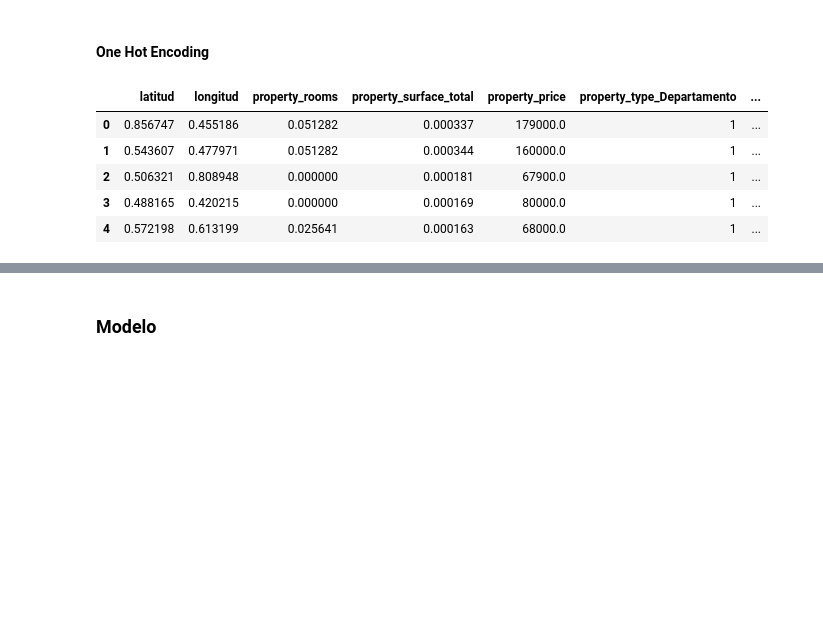
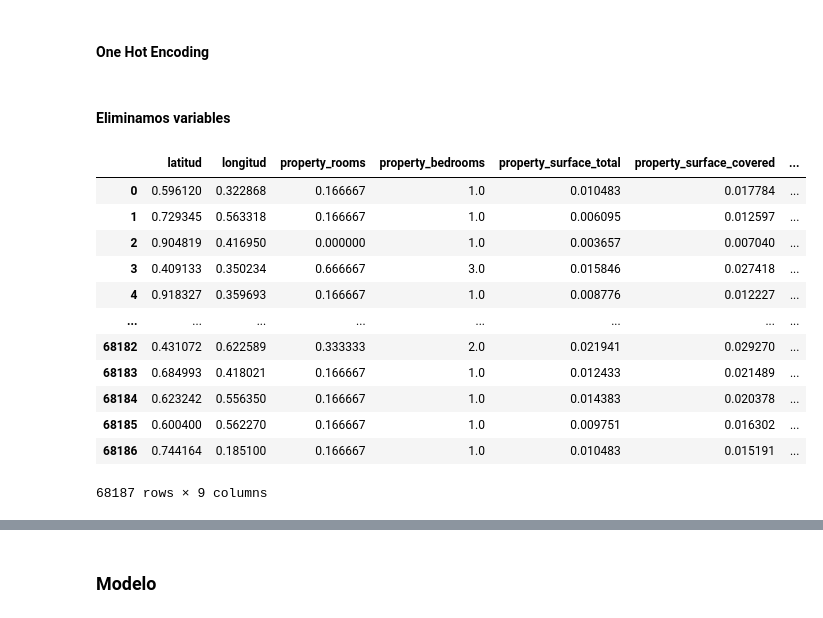
Before and after one commit to Fanusaez/7506R-2C2022-GRUPO13, a Jupyter notebook: 7506R_TP1_GRUPO13_ENTREGA_3(regresion).ipynb, the cells around one changed output, grey strips where cells are left out. Cells and saved outputs as stored; diff of their text form; code cells hidden in the pictures; blank space fills up the shorter version.

```diff
--- a/7506R_TP1_GRUPO13_ENTREGA_3(regresion).ipynb
+++ b/7506R_TP1_GRUPO13_ENTREGA_3(regresion).ipynb
@@ -38,13 +38,19 @@ from sklearn import tree, preprocessing, model_selection, ensemble
 # %% [markdown]
 ### Lectura de archivos
 # %%
-ds_regresion = pd.read_csv("properati_argentina_reducido_train.csv")
-test = pd.read_csv("properati_argentina_reducido_test.csv")
+ds_regresion = pd.read_csv("properati_argentina_train.csv")
+test = pd.read_csv("properati_argentina_test.csv")
+
+ds_regresion_reducido = pd.read_csv("properati_argentina_reducido_train.csv")
+test_reducido = pd.read_csv("properati_argentina_reducido_test.csv")
 
 variables_a_eliminar = ["Unnamed: 0"]
 
 ds_regresion.drop(columns=variables_a_eliminar, inplace=True)
 test.drop(columns = variables_a_eliminar, inplace=True)
+
+ds_regresion_reducido.drop(columns=variables_a_eliminar, inplace=True)
+test_reducido.drop(columns = variables_a_eliminar, inplace=True)
 # %% [markdown]
 ## KNN
 # %% [markdown]
@@ -56,12 +67,14 @@ ds_test_knn = test.copy()
 #### Min-Max
 # %%
 scaler = MinMaxScaler()
+
+ds_train_knn["property_surface_covered"] = scaler.fit_transform(ds_train_knn["property_surface_covered"].to_frame())
 ds_train_knn["property_surface_total"] = scaler.fit_transform(ds_train_knn["property_surface_total"].to_frame())
 ds_train_knn["property_rooms"] = scaler.fit_transform(ds_train_knn["property_rooms"].to_frame())
 ds_train_knn["longitud"] = scaler.fit_transform(ds_train_knn["longitud"].to_frame())
 ds_train_knn["latitud"] = scaler.fit_transform(ds_train_knn["latitud"].to_frame())
 
-
+ds_test_knn["property_surface_covered"] = scaler.fit_transform(ds_test_knn["property_surface_covered"].to_frame())
 ds_test_knn["property_surface_total"] = scaler.fit_transform(ds_test_knn["property_surface_total"].to_frame())
 ds_test_knn["property_rooms"] = scaler.fit_transform(ds_test_knn["property_rooms"].to_frame())
 ds_test_knn["longitud"] = scaler.fit_transform(ds_test_knn["longitud"].to_frame())
@@ -71,13 +84,28 @@ ds_test_knn["latitud"] = scaler.fit_transform(ds_test_knn["latitud"].to_frame())
 # %%
 ds_train_knn = pd.get_dummies(ds_train_knn, columns=["property_type"], drop_first=True)
 ds_test_knn = pd.get_dummies(ds_test_knn, columns=["property_type"], drop_first=True)
+# %% [markdown]
+#### Eliminamos variables
+# %%
+#Eliminamos la variable place_l3, ya que realizar One Hot Encoding generaría una nueva variable por cada barrio, esto agrandaría la dimensionalidad del dataset
+
+variables_eliminadas=["place_l3"]
+ds_train_knn.drop(variables_eliminadas, axis='columns', inplace=True)
+ds_test_knn.drop(variables_eliminadas, axis='columns', inplace=True)
 # %%
-ds_train_knn.head()
+ds_train_knn
 # %% [output]
-|  | latitud | longitud | property_rooms | property_surface_total | property_price | property_type_Departamento | ... |
-| 0 | 0.856747 | 0.455186 | 0.051282 | 0.000337 | 179000.0 | 1 | ... |
-| 1 | 0.543607 | 0.477971 | 0.051282 | 0.000344 | 160000.0 | 1 | ... |
-| 2 | 0.506321 | 0.808948 | 0.000000 | 0.000181 | 67900.0 | 1 | ... |
-| 3 | 0.488165 | 0.420215 | 0.000000 | 0.000169 | 80000.0 | 1 | ... |
-| 4 | 0.572198 | 0.613199 | 0.025641 | 0.000163 | 68000.0 | 1 | ... |
+|  | latitud | longitud | property_rooms | property_bedrooms | property_surface_total | property_surface_covered | ... |
+| 0 | 0.596120 | 0.322868 | 0.166667 | 1.0 | 0.010483 | 0.017784 | ... |
+| 1 | 0.729345 | 0.563318 | 0.166667 | 1.0 | 0.006095 | 0.012597 | ... |
+| 2 | 0.904819 | 0.416950 | 0.000000 | 1.0 | 0.003657 | 0.007040 | ... |
+| 3 | 0.409133 | 0.350234 | 0.666667 | 3.0 | 0.015846 | 0.027418 | ... |
+| 4 | 0.918327 | 0.359693 | 0.166667 | 1.0 | 0.008776 | 0.012227 | ... |
+| ... | ... | ... | ... | ... | ... | ... | ... |
+| 68182 | 0.431072 | 0.622589 | 0.333333 | 2.0 | 0.021941 | 0.029270 | ... |
+| 68183 | 0.684993 | 0.418021 | 0.166667 | 1.0 | 0.012433 | 0.021489 | ... |
+| 68184 | 0.623242 | 0.556350 | 0.166667 | 1.0 | 0.014383 | 0.020378 | ... |
+| 68185 | 0.600400 | 0.562270 | 0.166667 | 1.0 | 0.009751 | 0.016302 | ... |
+| 68186 | 0.744164 | 0.185100 | 0.166667 | 1.0 | 0.010483 | 0.015191 | ... |
+68187 rows × 9 columns
 # %%
```
Also changed, not shown: parts of 45 cells of this notebook, 4 other files.
